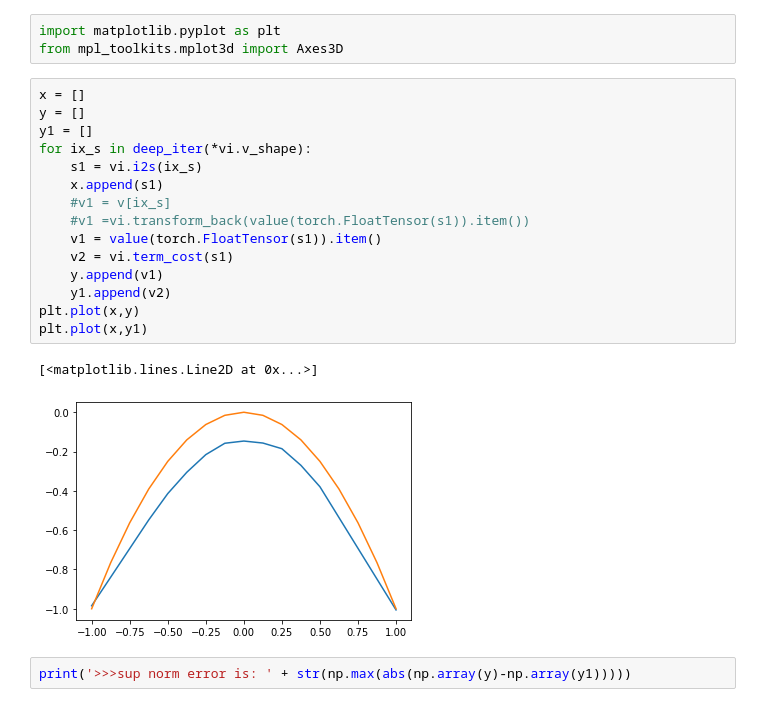
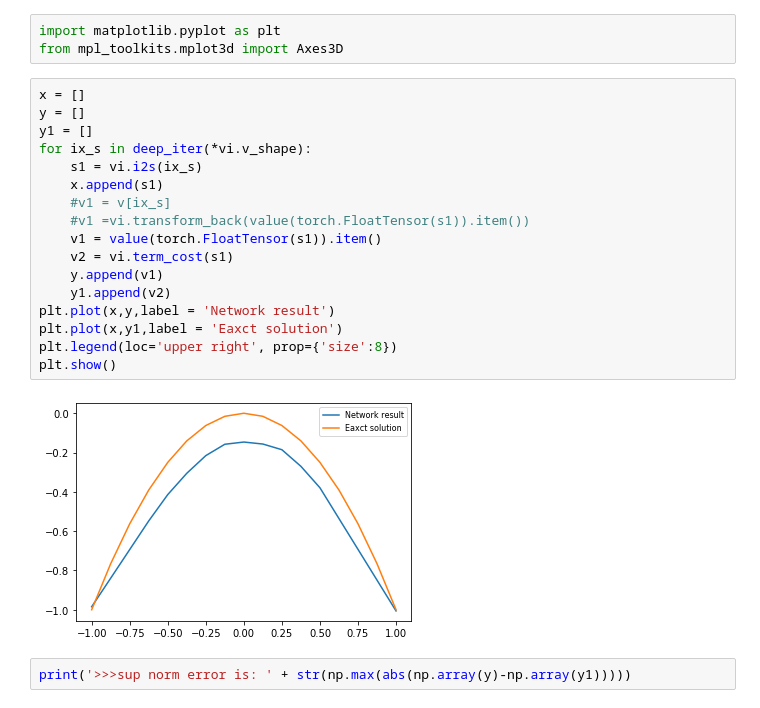
Before and after one commit to songqsh/capstone20-1, a Jupyter notebook: wenhao/try_hjb_mdp_nn.ipynb, the cells around one changed output. Saved outputs shown, nothing was run; the diff lists cells and outputs as text.

```diff
--- a/wenhao/try_hjb_mdp_nn.ipynb
+++ b/wenhao/try_hjb_mdp_nn.ipynb
@@ -289,21 +289,22 @@ from mpl_toolkits.mplot3d import Axes3D
 # %%
 x = []
 y = []
 y1 = []
 for ix_s in deep_iter(*vi.v_shape):
     s1 = vi.i2s(ix_s)
     x.append(s1)
     #v1 = v[ix_s]
     #v1 =vi.transform_back(value(torch.FloatTensor(s1)).item())
     v1 = value(torch.FloatTensor(s1)).item()
     v2 = vi.term_cost(s1)
     y.append(v1)
     y1.append(v2)
-plt.plot(x,y)
-plt.plot(x,y1)
+plt.plot(x,y,label = 'Network result')
+plt.plot(x,y1,label = 'Eaxct solution')
+plt.legend(loc='upper right', prop={'size':8})
+plt.show()
 # %% [output]
-[<matplotlib.lines.Line2D at 0x...>]
-[figure, old version]
+[figure, new version]
 # %%
 print('>>>sup norm error is: ' + str(np.max(abs(np.array(y)-np.array(y1)))))
 # %% [output]
```
